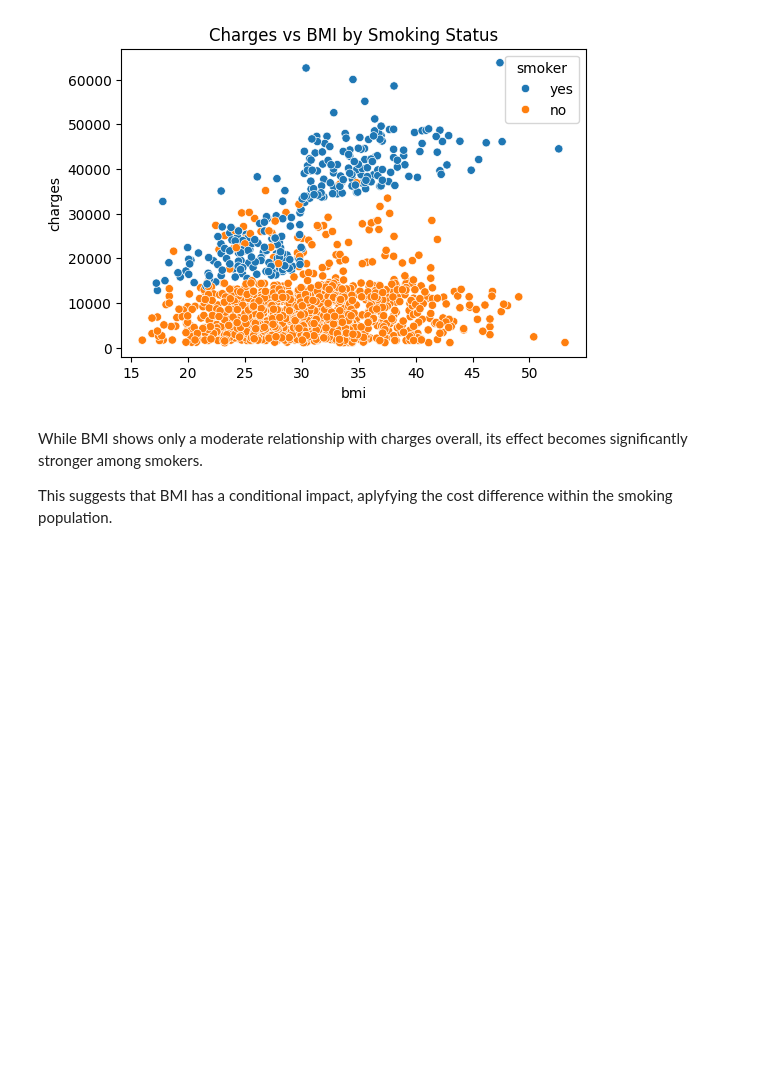
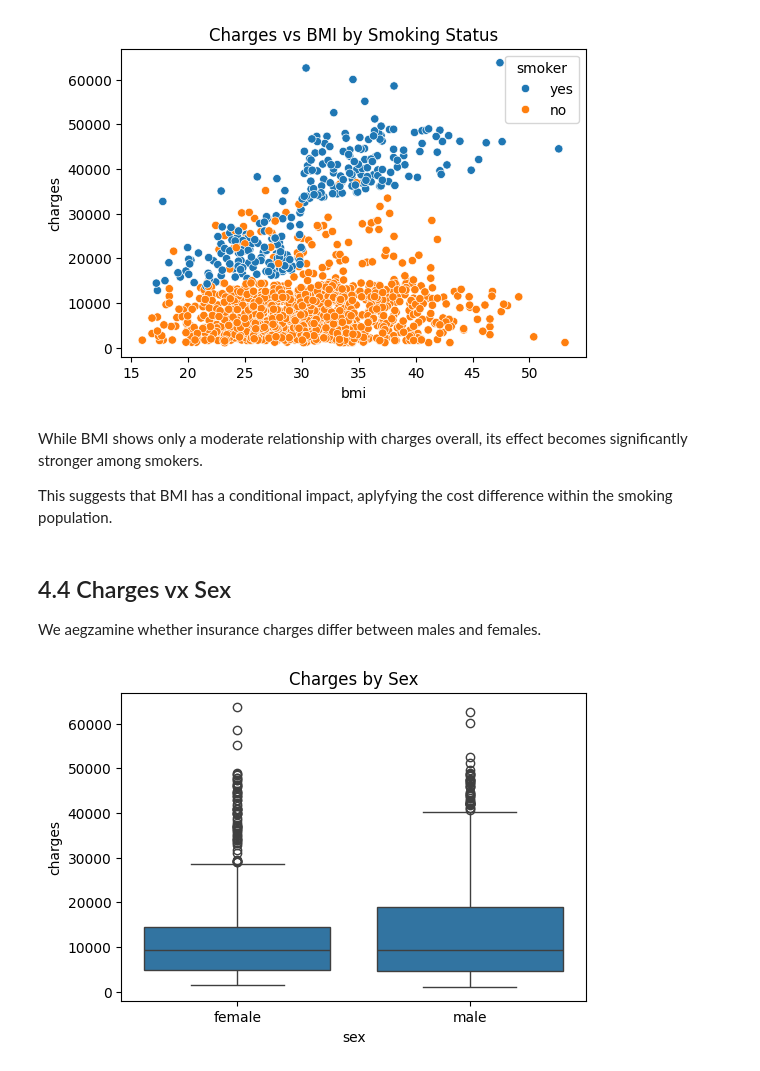
Before and after one commit to MKlim22/insurance-cost-analysis, a Jupyter notebook: notebooks/02_eda.ipynb, the cells around one changed output. Saved outputs shown, nothing was run; the diff lists cells and outputs as text; code cells hidden in the pictures; blank space fills up the shorter version.

```diff
--- a/notebooks/02_eda.ipynb
+++ b/notebooks/02_eda.ipynb
@@ -280,3 +280,14 @@ plt.show()
 While BMI shows only a moderate relationship with charges overall, its effect becomes significantly stronger among smokers.
 
 This suggests that BMI has a conditional impact, aplyfying the cost difference within the smoking population.
+# %% [markdown]
+## 4.4 Charges vx Sex
+
+We aegzamine whether insurance charges differ between males and females.
+# %%
+plt.figure(figsize=(6, 4))
+sns.boxplot(x="sex", y="charges", data=df)
+plt.title("Charges by Sex")
+plt.show()
+# %% [output]
+[figure, added]
```
Also changed, not shown: parts of 12 cells of this notebook.
